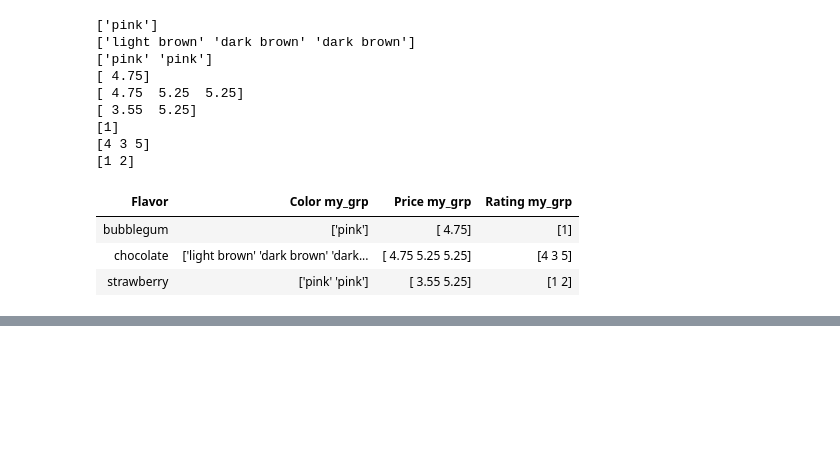
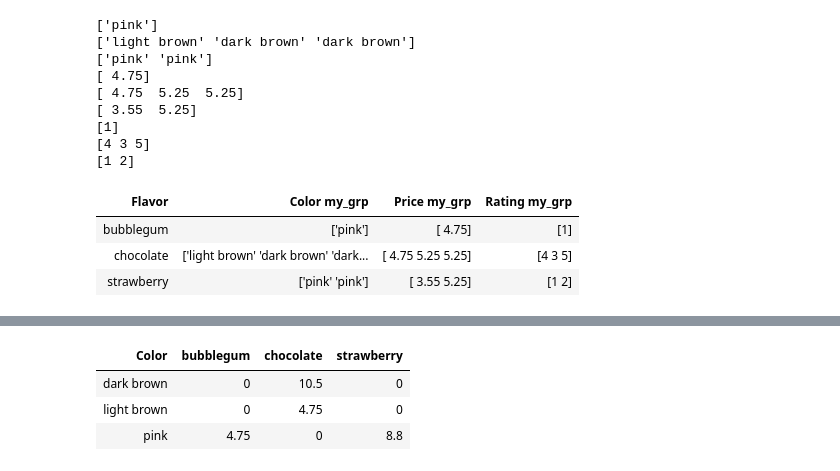
Before and after one commit to YeHuodeShenMing/DS-8, a Jupyter notebook: lec/lec10.ipynb, the cells around one changed output, grey strips where cells are left out. Drawn from its saved outputs; the diff is of its cells as text; code cells hidden in the pictures; blank space fills up the shorter version.

```diff
--- a/lec/lec10.ipynb
+++ b/lec/lec10.ipynb
@@ -625,0 +650,7 @@ cones.group("Flavor", my_grp)
+# %%
+more_cones.pivot('Flavor', 'Color', values='Price', collect=sum)
+# %% [output]
+| Color | bubblegum | chocolate | strawberry |
+| dark brown | 0 | 10.5 | 0 |
+| light brown | 0 | 4.75 | 0 |
+| pink | 4.75 | 0 | 8.8 |
```
Also changed, not shown: parts of 6 cells of this notebook, 1 other file.
